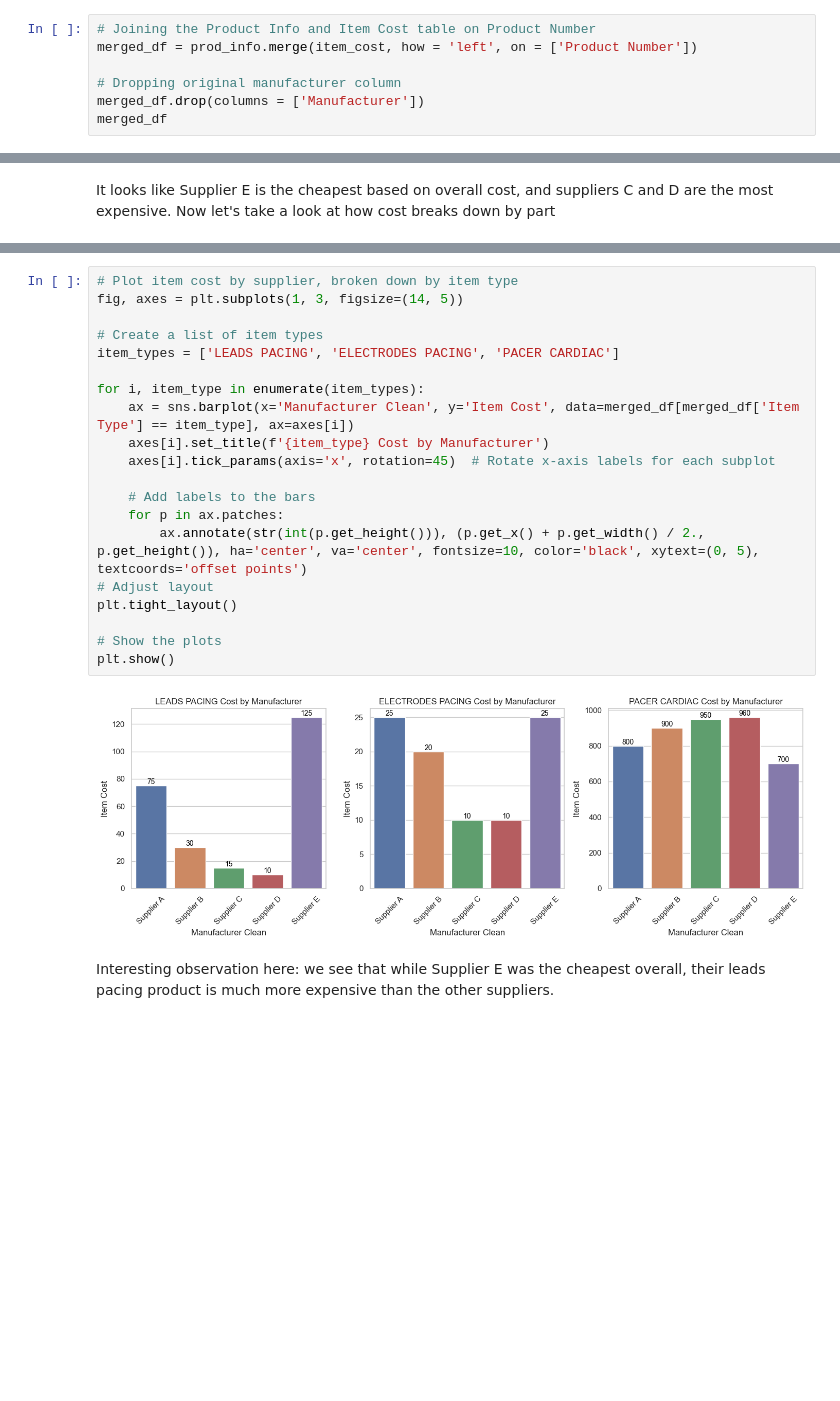
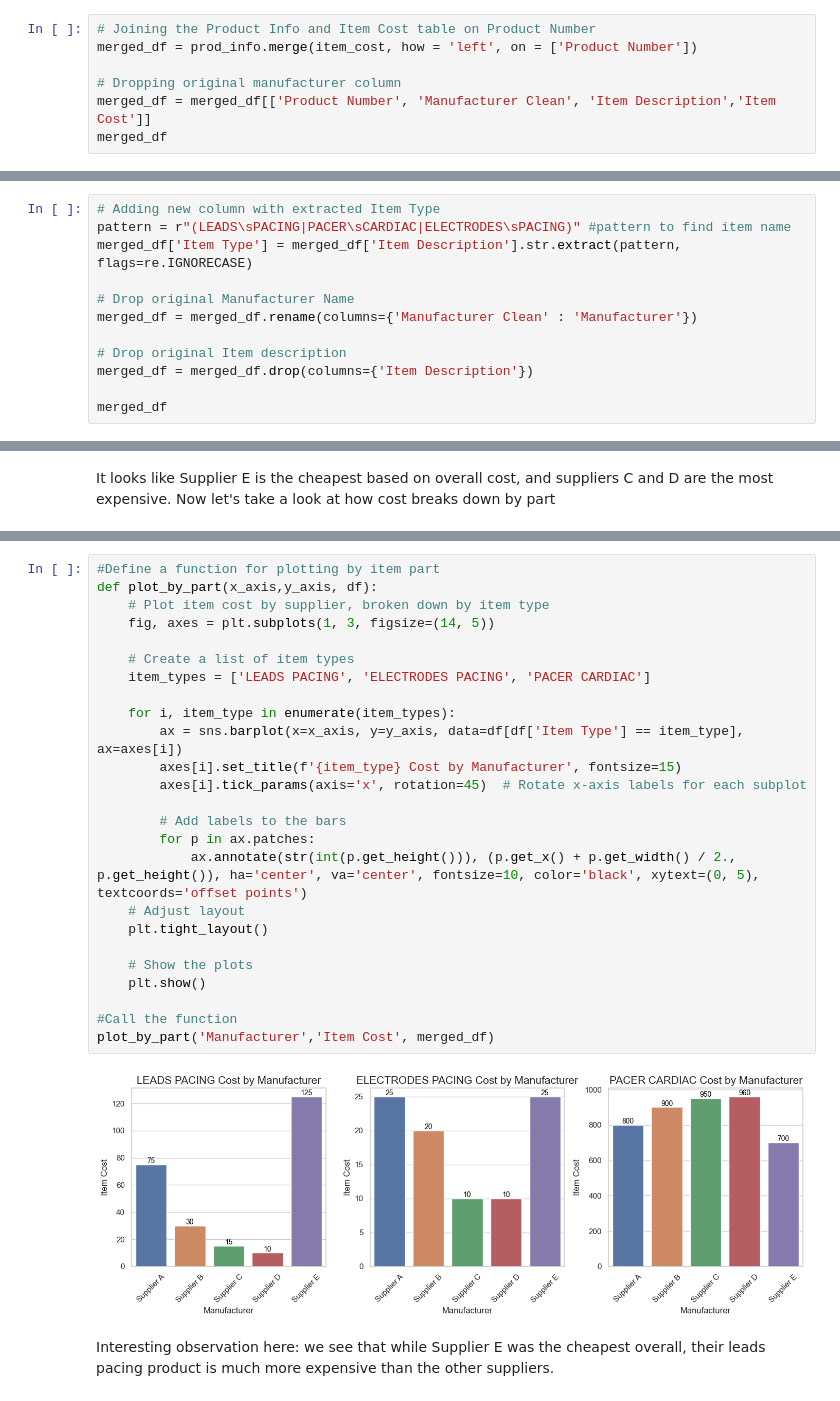
Before and after one commit to abbystokes/TRGCaseAssessment, a Jupyter notebook: case_assessment_code.ipynb, the cells around one changed output, grey strips where cells are left out. Drawn from its saved outputs; the diff is of its cells as text; blank space fills up the shorter version.

```diff
--- a/case_assessment_code.ipynb
+++ b/case_assessment_code.ipynb
@@ -90,6 +89,6 @@ Item Cost
 merged_df = prod_info.merge(item_cost, how = 'left', on = ['Product Number'])
 
 # Dropping original manufacturer column
-merged_df.drop(columns = ['Manufacturer'])
+merged_df = merged_df[['Product Number', 'Manufacturer Clean', 'Item Description','Item Cost']]
 merged_df
 # %% [output]
@@ -115,0 +117,12 @@ Observations:
+# %%
+# Adding new column with extracted Item Type
+pattern = r"(LEADS\sPACING|PACER\sCARDIAC|ELECTRODES\sPACING)" #pattern to find item name
+merged_df['Item Type'] = merged_df['Item Description'].str.extract(pattern, flags=re.IGNORECASE)
+
+# Drop original Manufacturer Name
+merged_df = merged_df.rename(columns={'Manufacturer Clean' : 'Manufacturer'})
+
+# Drop original Item description
+merged_df = merged_df.drop(columns={'Item Description'})
+
+merged_df
@@ -174,24 +196,29 @@ merged_df
 # %%
-# Plot item cost by supplier, broken down by item type
-fig, axes = plt.subplots(1, 3, figsize=(14, 5))
+#Define a function for plotting by item part
+def plot_by_part(x_axis,y_axis, df):
+    # Plot item cost by supplier, broken down by item type
+    fig, axes = plt.subplots(1, 3, figsize=(14, 5))
 
-# Create a list of item types
-item_types = ['LEADS PACING', 'ELECTRODES PACING', 'PACER CARDIAC']
+    # Create a list of item types
+    item_types = ['LEADS PACING', 'ELECTRODES PACING', 'PACER CARDIAC']
 
-for i, item_type in enumerate(item_types):
-    ax = sns.barplot(x='Manufacturer Clean', y='Item Cost', data=merged_df[merged_df['Item Type'] == item_type], ax=axes[i])
-    axes[i].set_title(f'{item_type} Cost by Manufacturer')
-    axes[i].tick_params(axis='x', rotation=45)  # Rotate x-axis labels for each subplot
+    for i, item_type in enumerate(item_types):
+        ax = sns.barplot(x=x_axis, y=y_axis, data=df[df['Item Type'] == item_type], ax=axes[i])
+        axes[i].set_title(f'{item_type} Cost by Manufacturer', fontsize=15)
+        axes[i].tick_params(axis='x', rotation=45)  # Rotate x-axis labels for each subplot
 
-    # Add labels to the bars
-    for p in ax.patches:
-        ax.annotate(str(int(p.get_height())), (p.get_x() + p.get_width() / 2., p.get_height()), ha='center', va='center', fontsize=10, color='black', xytext=(0, 5), textcoords='offset points')
-# Adjust layout
-plt.tight_layout()
+        # Add labels to the bars
+        for p in ax.patches:
+            ax.annotate(str(int(p.get_height())), (p.get_x() + p.get_width() / 2., p.get_height()), ha='center', va='center', fontsize=10, color='black', xytext=(0, 5), textcoords='offset points')
+    # Adjust layout
+    plt.tight_layout()
 
-# Show the plots
-plt.show()
+    # Show the plots
+    plt.show()
+
+#Call the function
+plot_by_part('Manufacturer','Item Cost', merged_df)
 # %% [output]
-[figure, old version]
+[figure, new version]
 # %% [markdown]
 Interesting observation here: we see that while Supplier E was the cheapest overall, their leads pacing product is much more expensive than the other suppliers.
```
Also changed, not shown: parts of 22 cells of this notebook.
